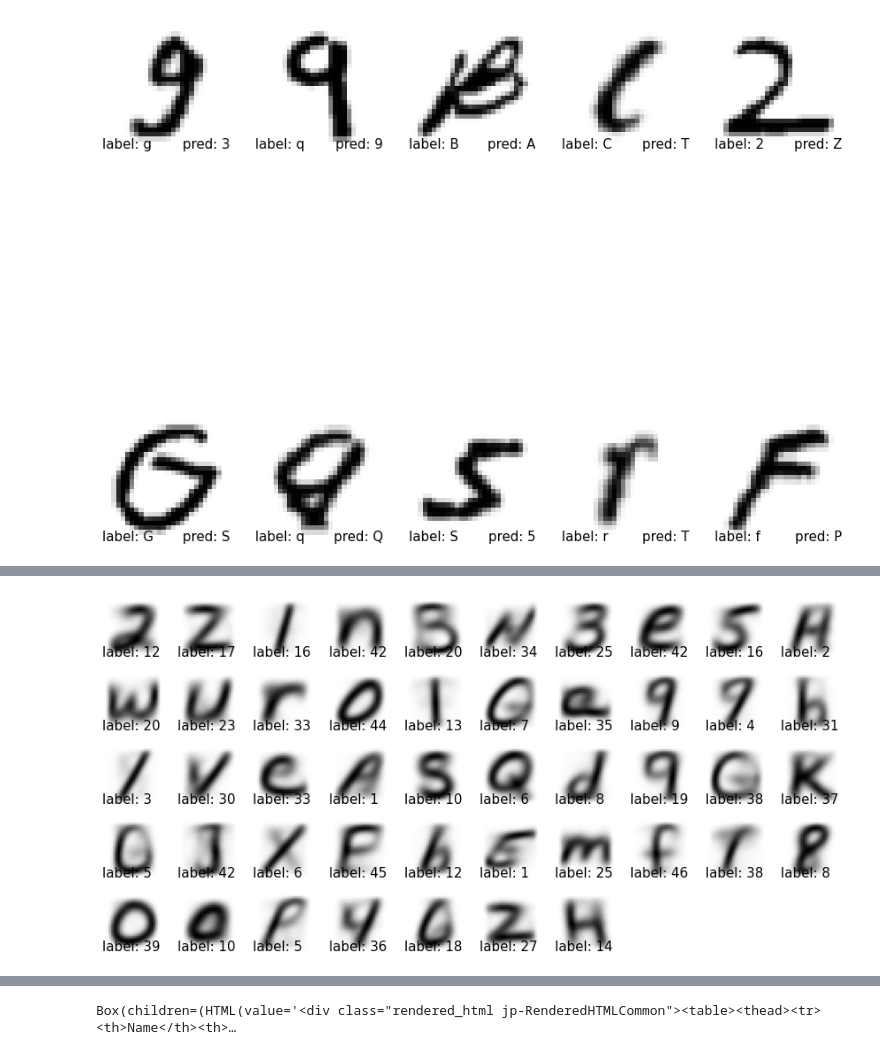
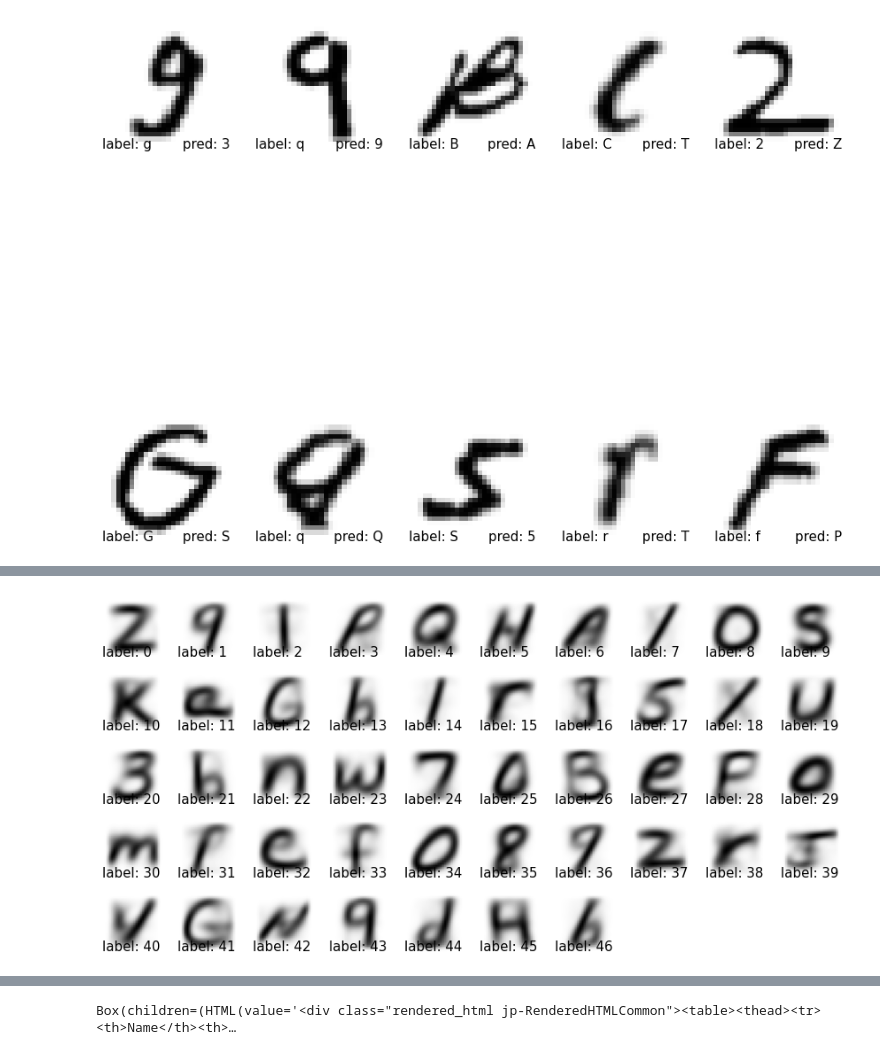
Before and after one commit to Fethbita/TalTech_ITI8730_Data_Mining_Final_Project, a Jupyter notebook: Final_Project_with_CUDA.ipynb, the cells around one changed output, grey strips where cells are left out. Cells and saved outputs as stored; diff of their text form; code cells hidden in the pictures.

```diff
--- a/Final_Project_with_CUDA.ipynb
+++ b/Final_Project_with_CUDA.ipynb
@@ -217,7 +225,6 @@ With 11556 correct guesses out of 18800, 61.47%, 47 classes
 Some wrong classified examples:
 [figure]
 # %%
-from sklearn.cluster import KMeans
-import numpy as np
+#@title Train kmeans cluster centers with default values
 
-kmeans = KMeans(n_clusters=47, verbose=1).fit(X_train.cpu().numpy())
+kmeans = KMeans(n_clusters=47, n_init=2, max_iter=1000, verbose=0).fit(X_train.cpu().numpy())
@@ -249,5 +231,6 @@ array([17], dtype=int32)
 # %%
-plot_data(torch.from_numpy(kmeans.cluster_centers_), kmeans.labels_, 10, 10, labels_as_cluster=True)
+#@title Show the cluster centers
+plot_data(torch.from_numpy(kmeans.cluster_centers_), list(range(47)), 10, 10, labels_as_cluster=True)
 # %% [output]
-[figure, old version]
+[figure, new version]
 # %%
```
Also changed, not shown: parts of 17 cells of this notebook.
